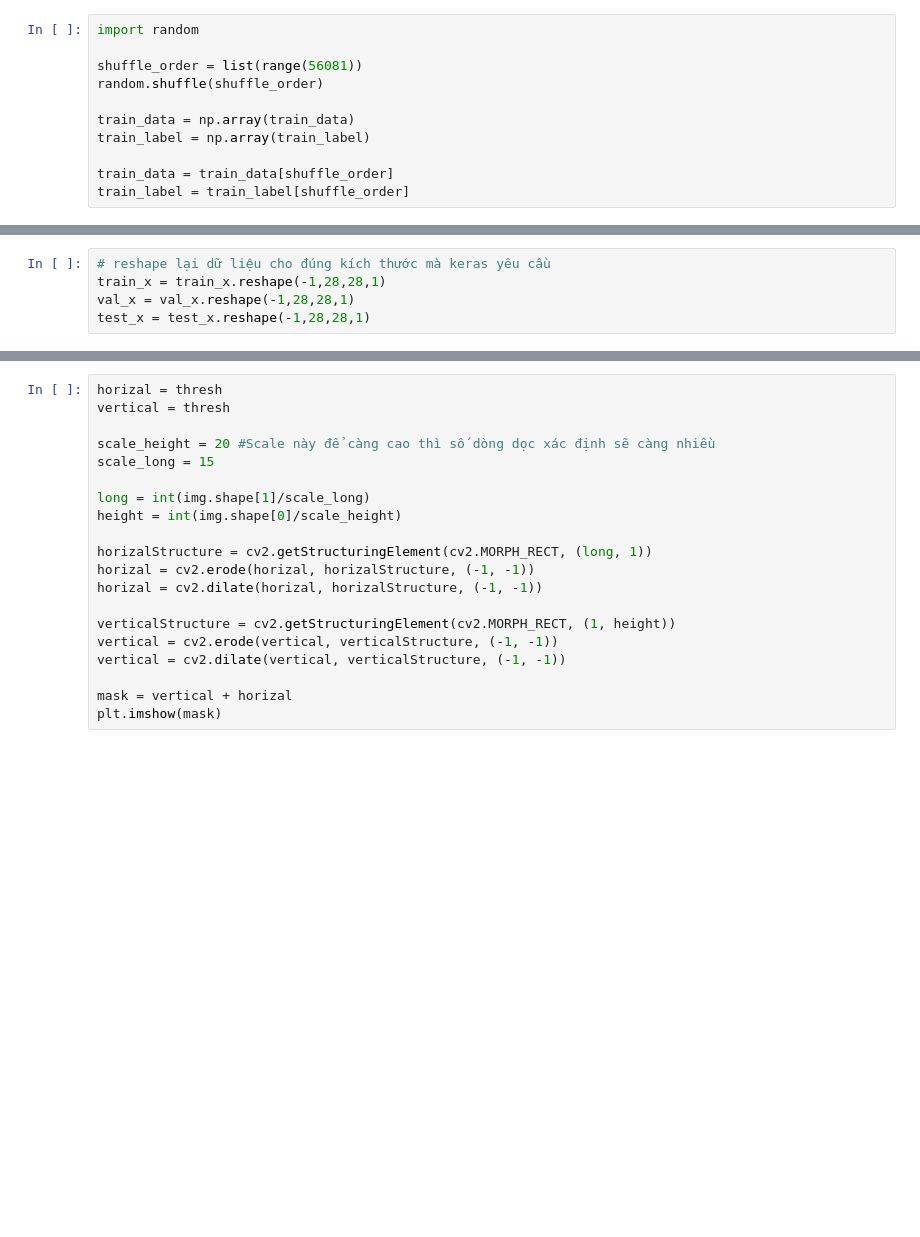
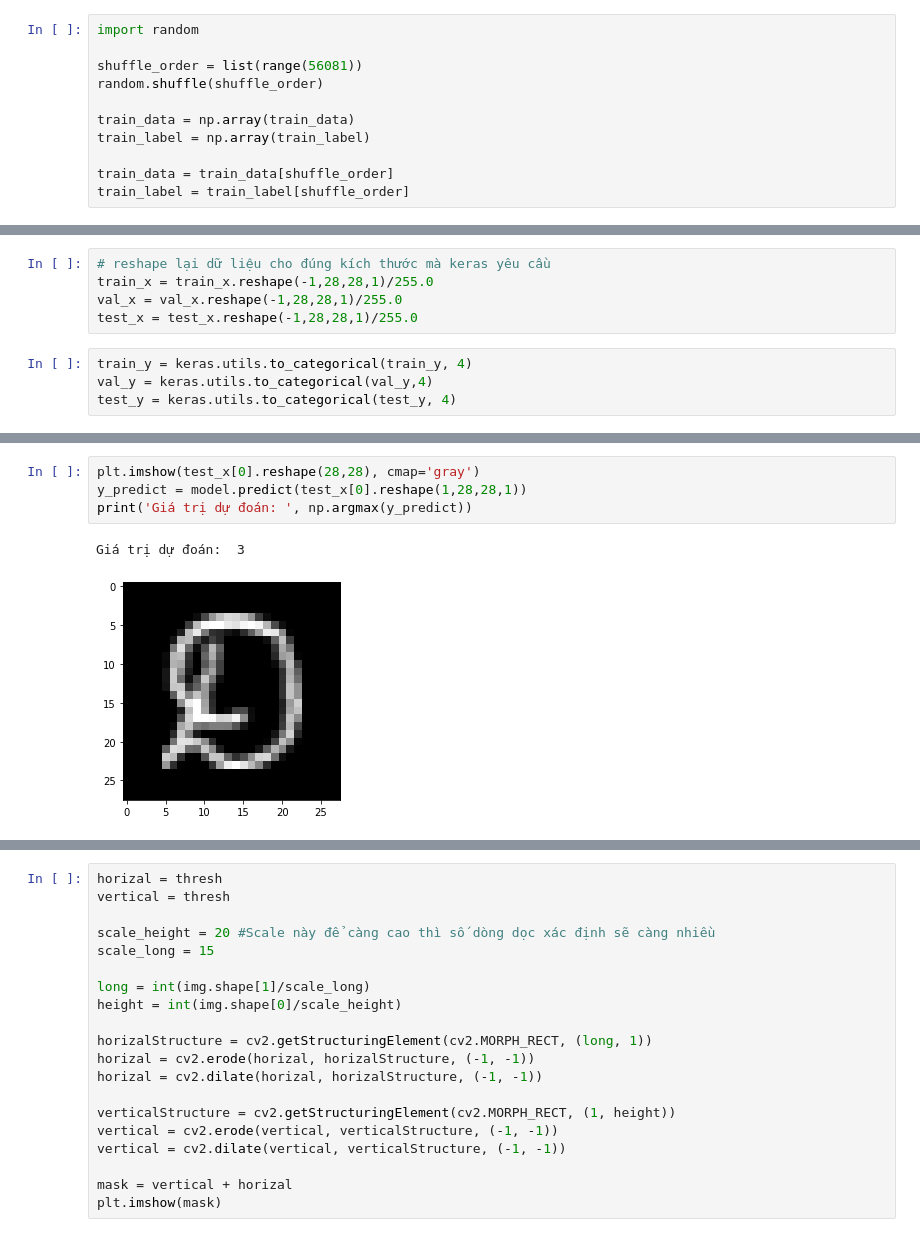
Before and after one commit to datdinh173011/abc, a Jupyter notebook: Datndchuviettay.ipynb, the cells around one changed output, grey strips where cells are left out. Drawn from its saved outputs; the diff is of its cells as text; blank space fills up the shorter version.

```diff
--- a/Datndchuviettay.ipynb
+++ b/Datndchuviettay.ipynb
@@ -131,5 +142,9 @@ N_EPOCHS = 50
 # %%
 # reshape lại dữ liệu cho đúng kích thước mà keras yêu cầu
-train_x = train_x.reshape(-1,28,28,1)
-val_x = val_x.reshape(-1,28,28,1)
-test_x = test_x.reshape(-1,28,28,1)
+train_x = train_x.reshape(-1,28,28,1)/255.0
+val_x = val_x.reshape(-1,28,28,1)/255.0
+test_x = test_x.reshape(-1,28,28,1)/255.0
+# %%
+train_y = keras.utils.to_categorical(train_y, 4)
+val_y = keras.utils.to_categorical(val_y,4)
+test_y = keras.utils.to_categorical(test_y, 4)
@@ -202,0 +217,7 @@ print(score)
+# %%
+plt.imshow(test_x[0].reshape(28,28), cmap='gray')
+y_predict = model.predict(test_x[0].reshape(1,28,28,1))
+print('Giá trị dự đoán: ', np.argmax(y_predict))
+# %% [output]
+Giá trị dự đoán:  3
+[figure, added]
```
Also changed, not shown: parts of 22 cells of this notebook.
